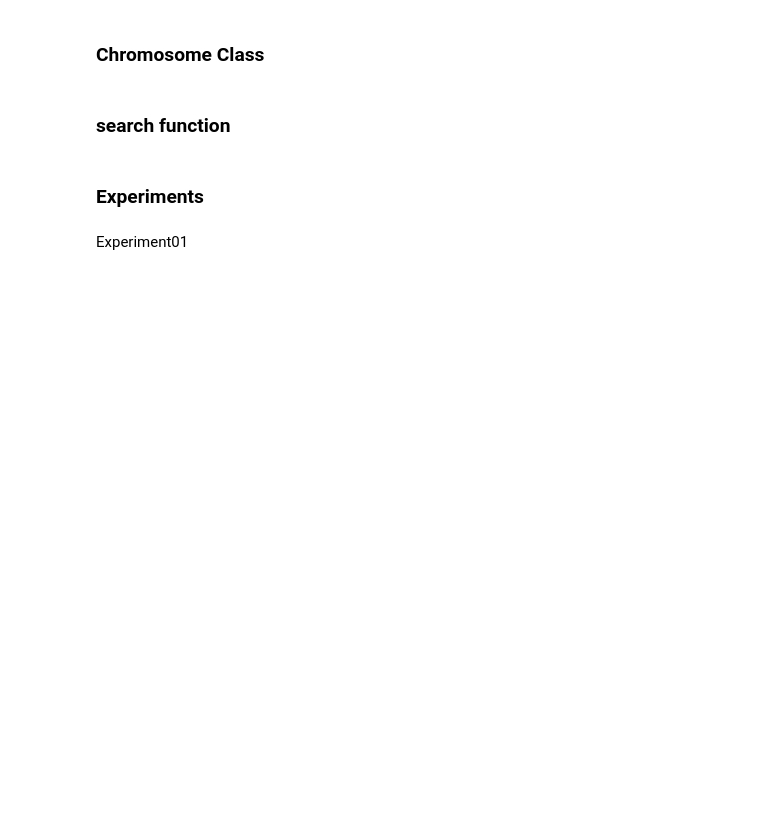
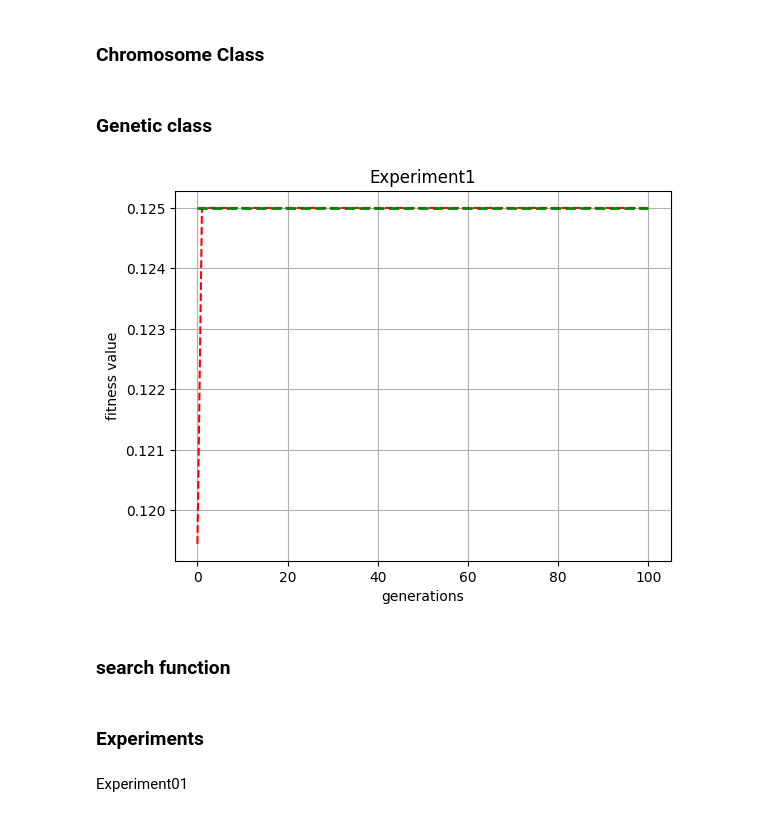
Before and after one commit to thatbeer/Nature_inspired, a Jupyter notebook: project01/exp_sample.ipynb, the cells around one changed output. Cells and saved outputs as stored; diff of their text form; code cells hidden in the pictures; blank space fills up the shorter version.

```diff
--- a/project01/exp_sample.ipynb
+++ b/project01/exp_sample.ipynb
@@ -30,3 +32,5 @@ class Chromosome:
 
     def __str__(self):
         return f"Genes: {self.genes}\nPhenomes: {self.phenomes:.5f}"
+# %% [markdown]
+### Genetic class
@@ -32,0 +90,2 @@ class Chromosome:
+# %%
+test01 = GENETIC4TSP(100,10,4,.9,.2,mutate_fn=mutate,crossover_fn=fixed_crossover,replace_fn=replace_weakest)
@@ -33,3 +94,7 @@ class Chromosome:
+# %%
+draw_cost(test01.highest_fitness, test01.avg_fitness)
+# %% [output]
+[figure, added]
 # %% [markdown]
 ### search function
 # %%
```
Also changed, not shown: parts of 22 cells of this notebook, 2 other files.
